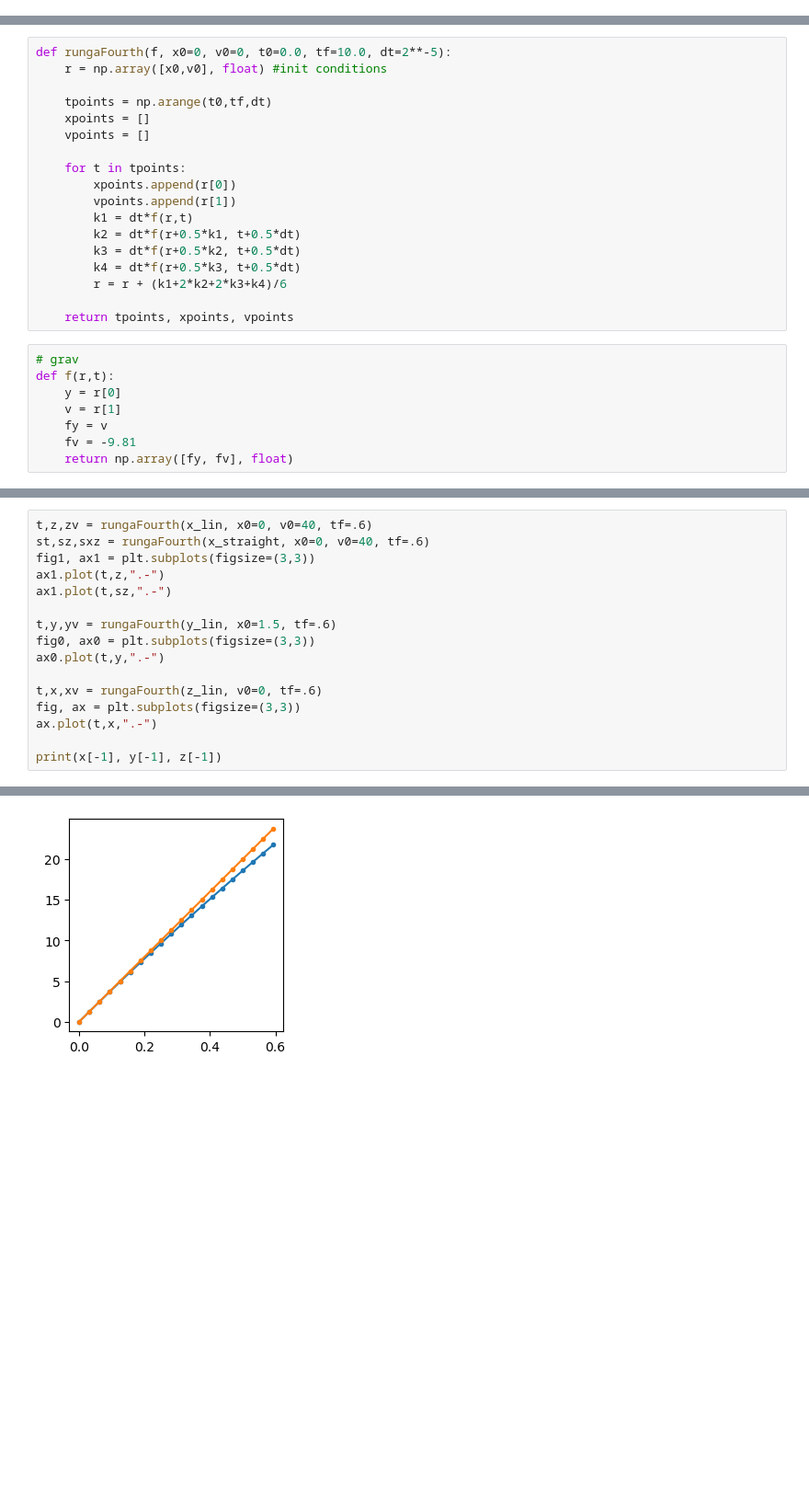
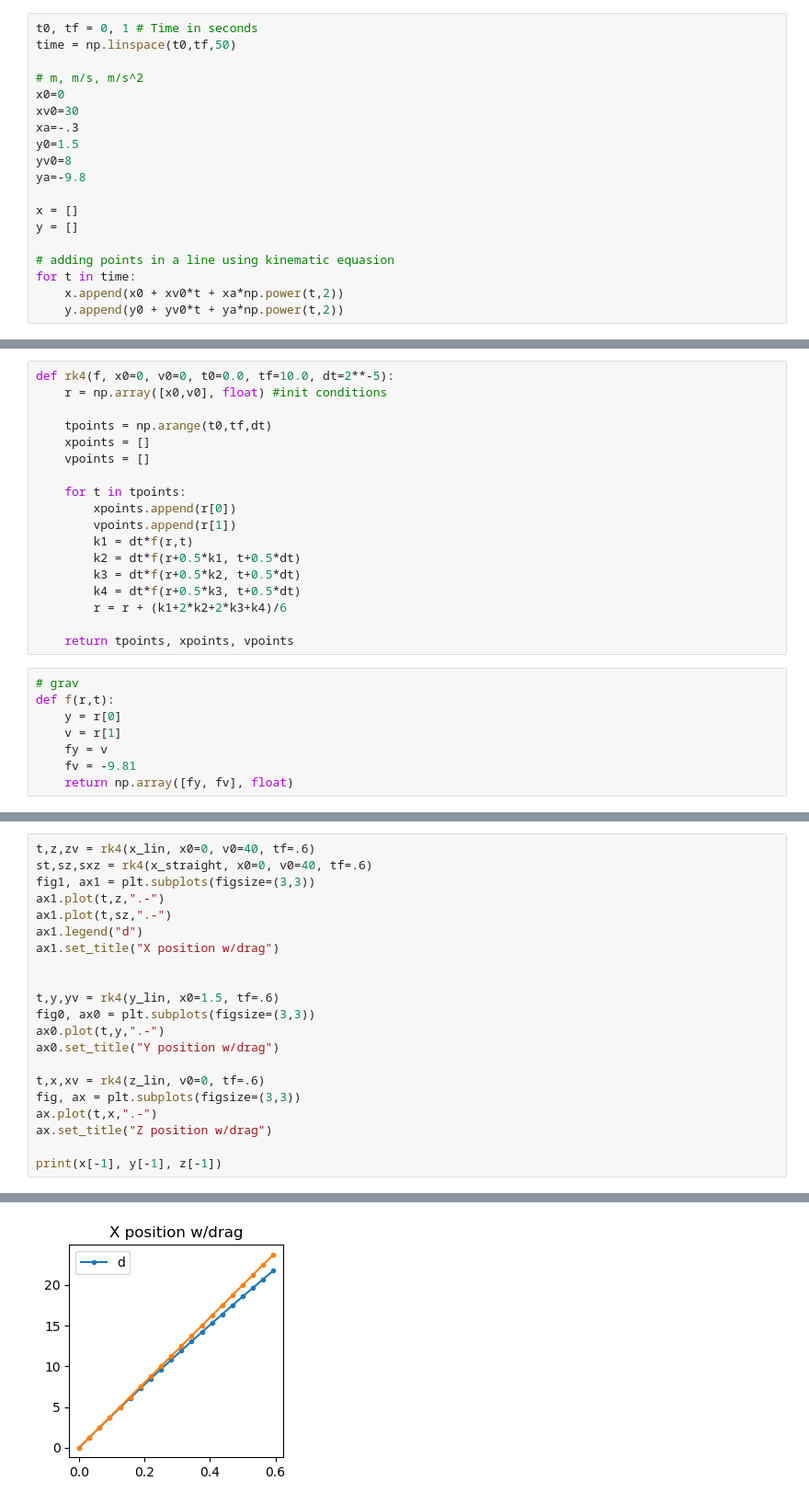
Before and after one commit to JP-Garcia/phys_comp_methods, a Jupyter notebook: dev/Project-Baseball.ipynb, the cells around one changed output, grey strips where cells are left out. Shown at 92% size. Saved outputs shown, nothing was run; the diff lists cells and outputs as text; blank space fills up the shorter version.

```diff
--- a/dev/Project-Baseball.ipynb
+++ b/dev/Project-Baseball.ipynb
@@ -0,0 +16,19 @@
+# %%
+t0, tf = 0, 1 # Time in seconds
+time = np.linspace(t0,tf,50)
+
+# m, m/s, m/s^2
+x0=0
+xv0=30
+xa=-.3
+y0=1.5
+yv0=8
+ya=-9.8
+
+x = []
+y = []
+
+# adding points in a line using kinematic equasion
+for t in time:
+    x.append(x0 + xv0*t + xa*np.power(t,2))
+    y.append(y0 + yv0*t + ya*np.power(t,2))
@@ -1,5 +46,5 @@
 # %%
-def rungaFourth(f, x0=0, v0=0, t0=0.0, tf=10.0, dt=2**-5):
+def rk4(f, x0=0, v0=0, t0=0.0, tf=10.0, dt=2**-5):
     r = np.array([x0,v0], float) #init conditions
 
     tpoints = np.arange(t0,tf,dt)
@@ -59,19 +108,24 @@ def z_lin(r,t):
 # %%
-t,z,zv = rungaFourth(x_lin, x0=0, v0=40, tf=.6)
-st,sz,sxz = rungaFourth(x_straight, x0=0, v0=40, tf=.6)
+t,z,zv = rk4(x_lin, x0=0, v0=40, tf=.6)
+st,sz,sxz = rk4(x_straight, x0=0, v0=40, tf=.6)
 fig1, ax1 = plt.subplots(figsize=(3,3))
 ax1.plot(t,z,".-")
 ax1.plot(t,sz,".-")
+ax1.legend("d")
+ax1.set_title("X position w/drag")
 
-t,y,yv = rungaFourth(y_lin, x0=1.5, tf=.6)
+
+t,y,yv = rk4(y_lin, x0=1.5, tf=.6)
 fig0, ax0 = plt.subplots(figsize=(3,3))
 ax0.plot(t,y,".-")
+ax0.set_title("Y position w/drag")
 
-t,x,xv = rungaFourth(z_lin, v0=0, tf=.6)
+t,x,xv = rk4(z_lin, v0=0, tf=.6)
 fig, ax = plt.subplots(figsize=(3,3))
 ax.plot(t,x,".-")
+ax.set_title("Z position w/drag")
 
 print(x[-1], y[-1], z[-1])
 # %% [output]
 0.0 -0.11819405806549665 21.770557727137003
-[figure, old version]
+[figure, new version]
```
Also changed, not shown: parts of 22 cells of this notebook, 1 other file.
